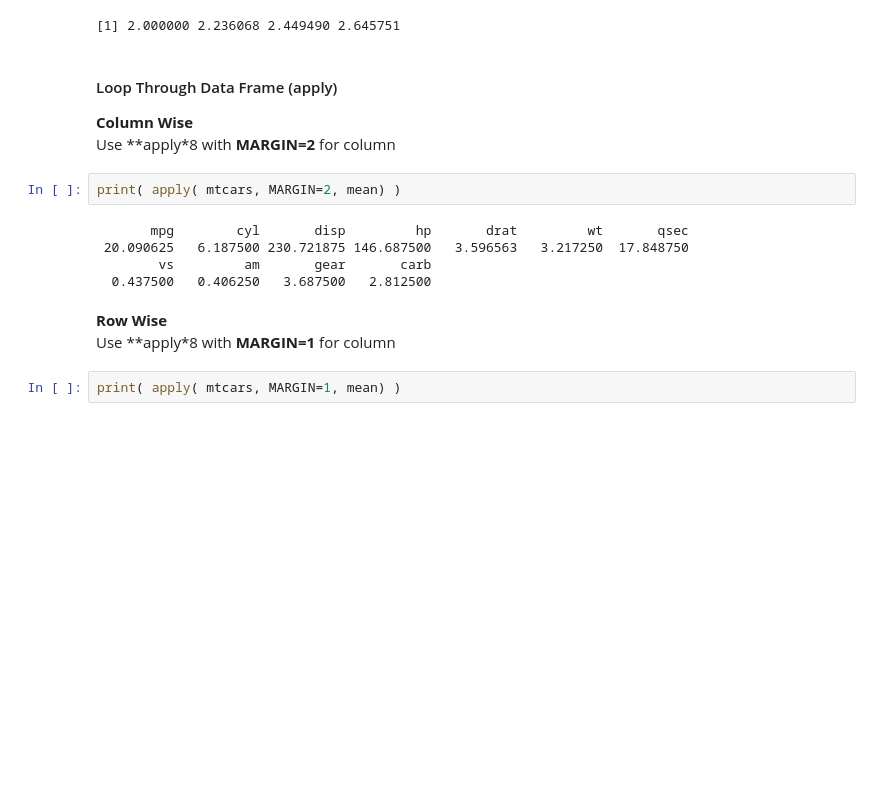
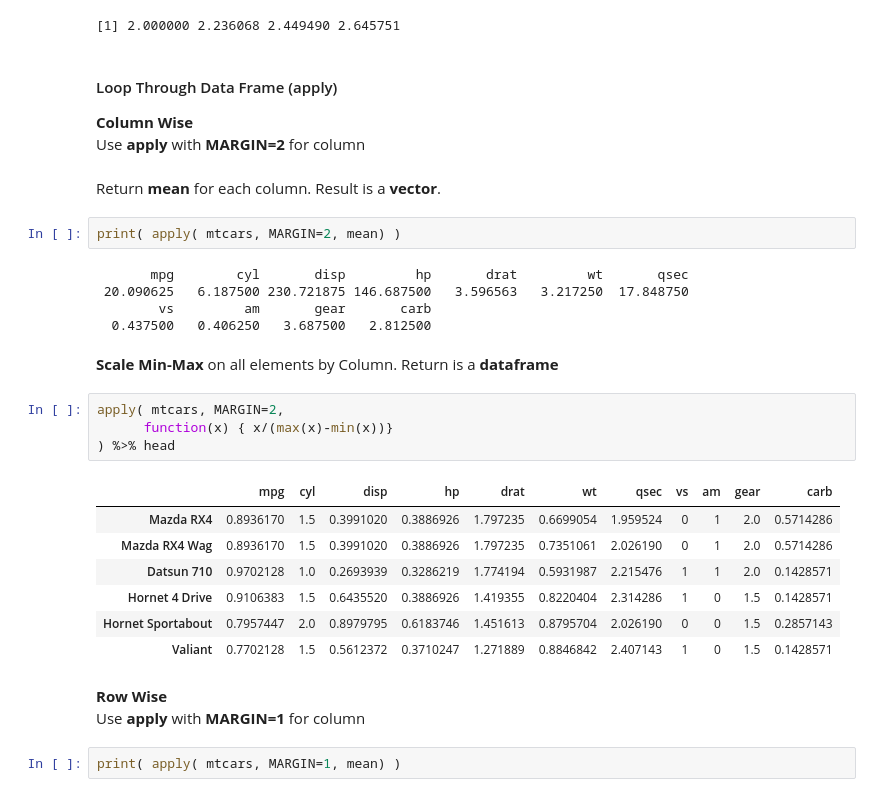
Before and after one commit to yongks/r_book, a Jupyter notebook: 01-fundamental.ipynb, the cells around one changed output. Saved outputs shown, nothing was run; the diff lists cells and outputs as text; blank space fills up the shorter version.

```diff
--- a/01-fundamental.ipynb
+++ b/01-fundamental.ipynb
@@ -1405,7 +1564,9 @@ sapply( vc, function(x) sqrt((x+3)) )
 # %% [markdown]
 #### Loop Through Data Frame (apply)
 **Column Wise**
-Use **apply*8 with **MARGIN=2** for column
+Use **apply** with **MARGIN=2** for column
+# %% [markdown]
+Return **mean** for each column. Result is a **vector**.
 # %%
 print( apply( mtcars, MARGIN=2, mean) )
 # %% [output]
@@ -1413,9 +1574,23 @@ print( apply( mtcars, MARGIN=2, mean) )
  20.090625   6.187500 230.721875 146.687500   3.596563   3.217250  17.848750
         vs         am       gear       carb
   0.437500   0.406250   3.687500   2.812500
+# %% [markdown]
+**Scale Min-Max** on all elements by Column. Return is a **dataframe**
+# %%
+apply( mtcars, MARGIN=2,
+      function(x) { x/(max(x)-min(x))}
+) %>% head
+# %% [output]
+|  | mpg | cyl | disp | hp | drat | wt | qsec | vs | am | gear | carb |
+| Mazda RX4 | 0.8936170 | 1.5 | 0.3991020 | 0.3886926 | 1.797235 | 0.6699054 | 1.959524 | 0 | 1 | 2.0 | 0.5714286 |
+| Mazda RX4 Wag | 0.8936170 | 1.5 | 0.3991020 | 0.3886926 | 1.797235 | 0.7351061 | 2.026190 | 0 | 1 | 2.0 | 0.5714286 |
+| Datsun 710 | 0.9702128 | 1.0 | 0.2693939 | 0.3286219 | 1.774194 | 0.5931987 | 2.215476 | 1 | 1 | 2.0 | 0.1428571 |
+| Hornet 4 Drive | 0.9106383 | 1.5 | 0.6435520 | 0.3886926 | 1.419355 | 0.8220404 | 2.314286 | 1 | 0 | 1.5 | 0.1428571 |
+| Hornet Sportabout | 0.7957447 | 2.0 | 0.8979795 | 0.6183746 | 1.451613 | 0.8795704 | 2.026190 | 0 | 0 | 1.5 | 0.2857143 |
+| Valiant | 0.7702128 | 1.5 | 0.5612372 | 0.3710247 | 1.271889 | 0.8846842 | 2.407143 | 1 | 0 | 1.5 | 0.1428571 |
 # %% [markdown]
 **Row Wise**
-Use **apply*8 with **MARGIN=1** for column
+Use **apply** with **MARGIN=1** for column
 # %%
 print( apply( mtcars, MARGIN=1, mean) )
 # %% [output]
```
Also changed, not shown: parts of 53 cells of this notebook, 32 other files.
